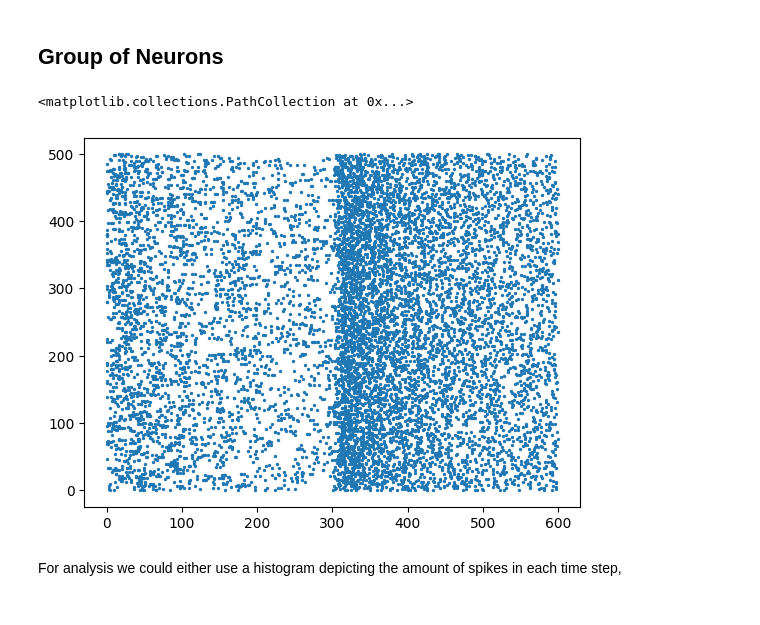
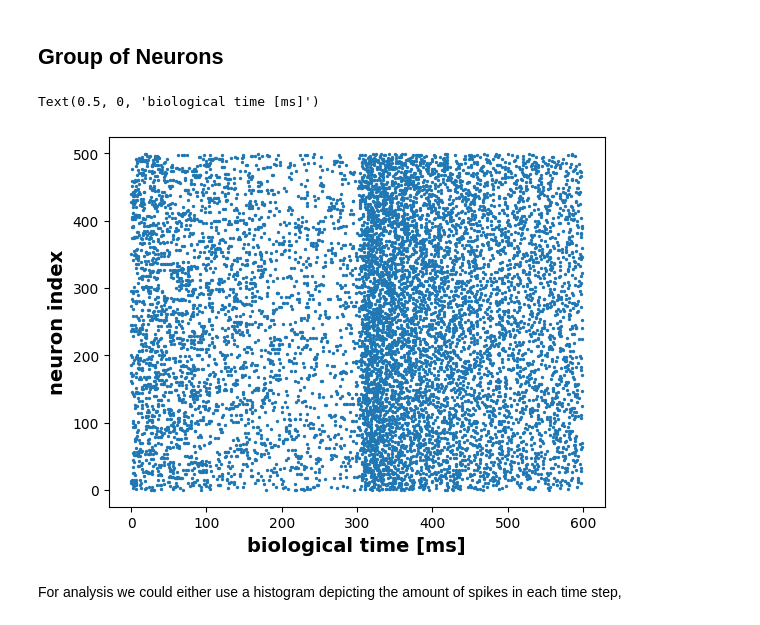
Before and after one commit to ANNarchy/ANNarchy.github.io, a Jupyter notebook: notebooks/GIF_SN.ipynb, the cells around one changed output. Cells and saved outputs as stored; diff of their text form; code cells hidden in the pictures.

```diff
--- a/notebooks/GIF_SN.ipynb
+++ b/notebooks/GIF_SN.ipynb
@@ -151,9 +164,11 @@ spikes = m2.get("spike")
 # %%
 t, n = m2.raster_plot(spikes)
 plt.scatter(t, n, s=2)
+plt.ylabel("neuron index", fontsize=14, fontweight="bold")
+plt.xlabel("biological time [ms]", fontsize=14, fontweight="bold")
 # %% [output]
-<matplotlib.collections.PathCollection at 0x...>
+Text(0.5, 0, 'biological time [ms]')
-[figure, old version]
+[figure, new version]
 # %% [markdown]
 For analysis we could either use a histogram depicting the amount of spikes in each time step,
 # %%
```
Also changed, not shown: parts of 7 cells of this notebook, 1 other file.
